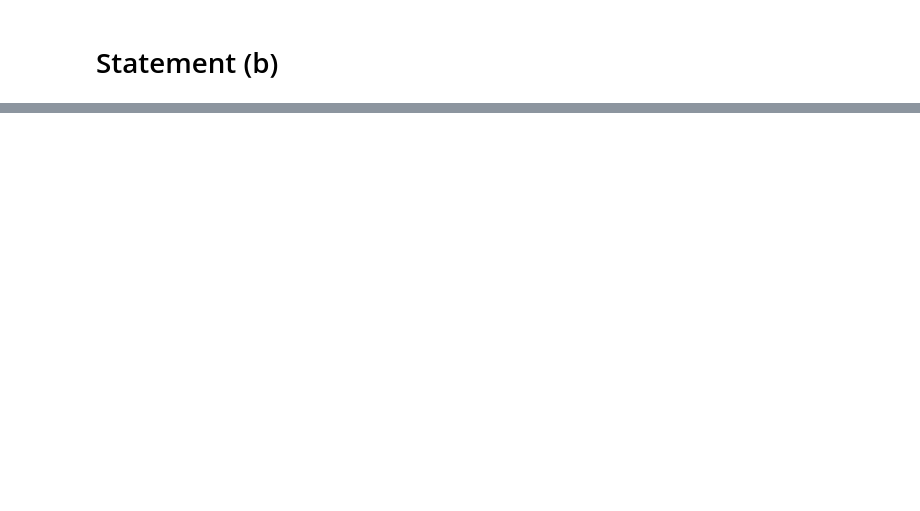
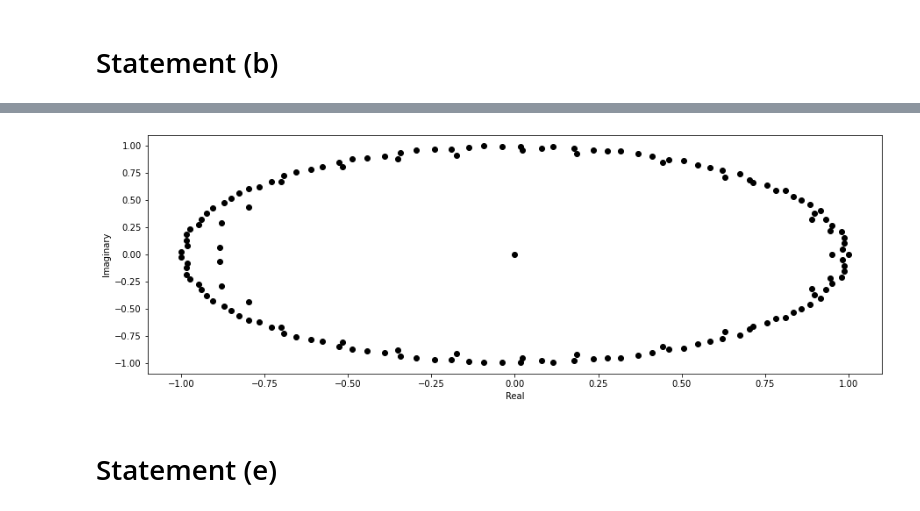
Before and after one commit to Saizt/UH-Pattern-Recognition, a Jupyter notebook: Ex 7/Ex7.ipynb, the cells around one changed output, grey strips where cells are left out. Drawn from its saved outputs; the diff is of its cells as text; code cells hidden in the pictures; blank space fills up the shorter version.

```diff
--- a/Ex 7/Ex7.ipynb
+++ b/Ex 7/Ex7.ipynb
@@ -64,0 +117,21 @@ axes[3].imshow(U_full[:,3].reshape(*N,*M));
+# %%
+W1 = (np.diag(S_ec) @ VT_ec)[:,:-1]
+W2 = (np.diag(S_ec) @ VT_ec)[:,1:]
+U_w1, S_w1, VT_w1 = np.linalg.svd(W1, full_matrices=False)
+# %%
+W1t = VT_w1.T @ np.linalg.inv(np.diag(S_w1)) @ U_w1.T
+A = W2 @ W1t
+# %%
+S2_A, V_A = np.linalg.eig(A)
+
+S2_A_real = [ele.real for ele in S2_A]
+S2_A_img = [ele.imag for ele in S2_A]
+
+plt.figure(figsize=(15,5))
+plt.scatter(S2_A_real, S2_A_img, color='black')
+plt.ylabel('Imaginary')
+plt.xlabel('Real');
+# %% [output]
+[figure, added]
+# %% [markdown]
+# Statement (e)
```
Also changed, not shown: parts of 11 cells of this notebook.
